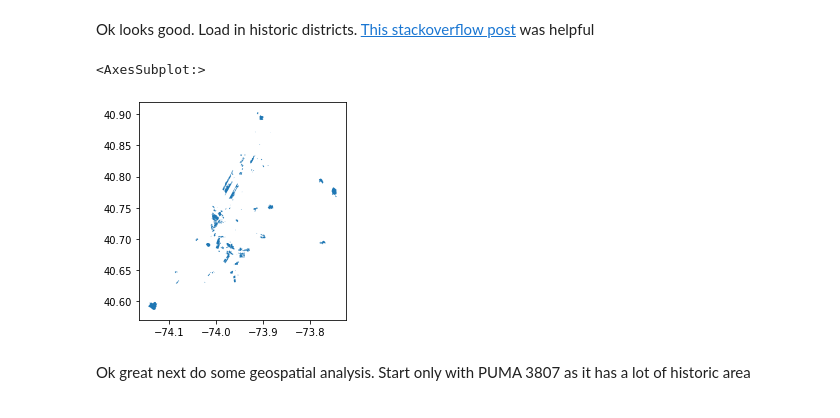
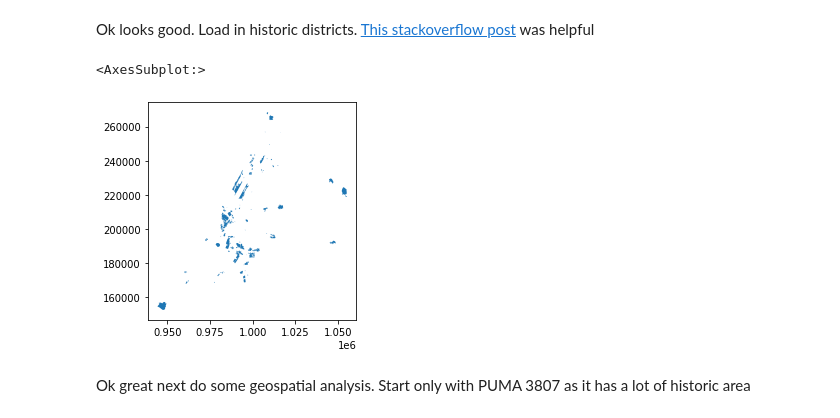
Before and after one commit to NYCPlanning/db-equitable-development-tool, a Jupyter notebook: notebooks/Area_within_Historic_District_Exploratory.ipynb, the cells around one changed output. Cells and saved outputs as stored; diff of their text form; code cells hidden in the pictures.

Commit message:
most up to date code on historic district area

```diff
--- a/notebooks/Area_within_Historic_District_Exploratory.ipynb
+++ b/notebooks/Area_within_Historic_District_Exploratory.ipynb
@@ -37,17 +40,18 @@ Ok looks good. Load in historic districts. [This stackoverflow post](https://gis
 # %%
 from shapely import wkt
 # %%
-hd= gp.read_file('.library/lpc_historic_district_areas/20210712/lpc_historic_district_areas.csv')
+hd= gp.read_file('.library/lpc_historic_district_areas.csv')
 hd['the_geom'] = hd['the_geom'].apply(wkt.loads)
 hd.set_geometry(col='the_geom', inplace=True, crs='EPSG:4326')
 # %%
 hd= hd.explode(column='the_geom')
 hd.set_geometry('the_geom',inplace=True)
+hd = hd.to_crs('EPSG:2263')
 hd = hd.reset_index()
 hd.plot()
 # %% [output]
 <AxesSubplot:>
-[figure, old version]
+[figure, new version]
 # %% [markdown]
 Ok great next do some geospatial analysis. Start only with PUMA 3807 as it has a lot of historic area
 # %%
```
Also changed, not shown: parts of 12 cells of this notebook, 1 other file.
